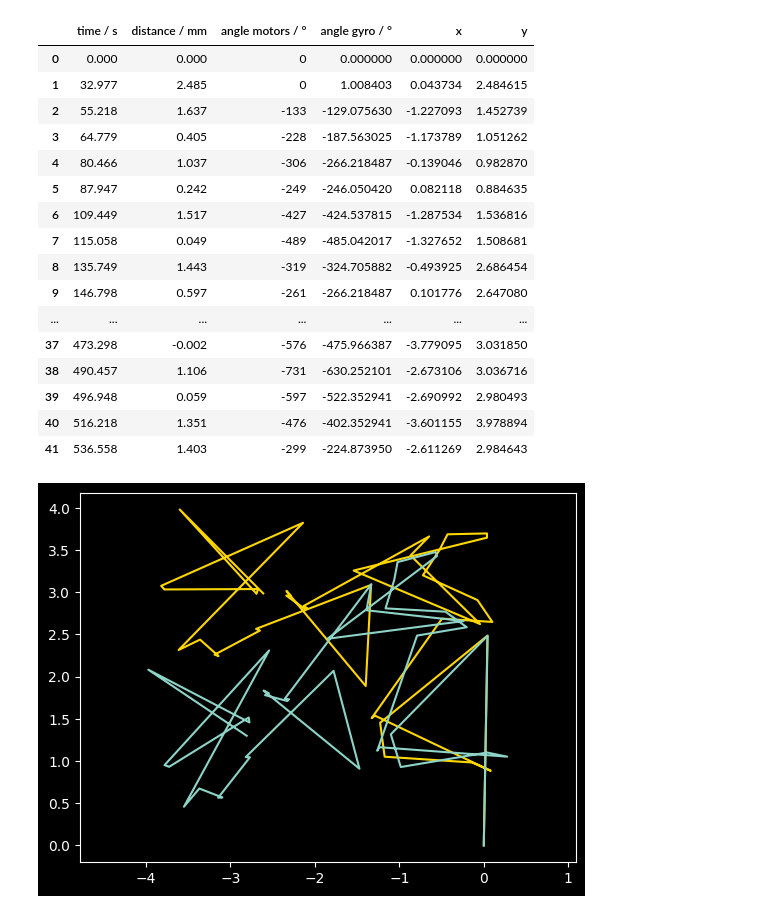
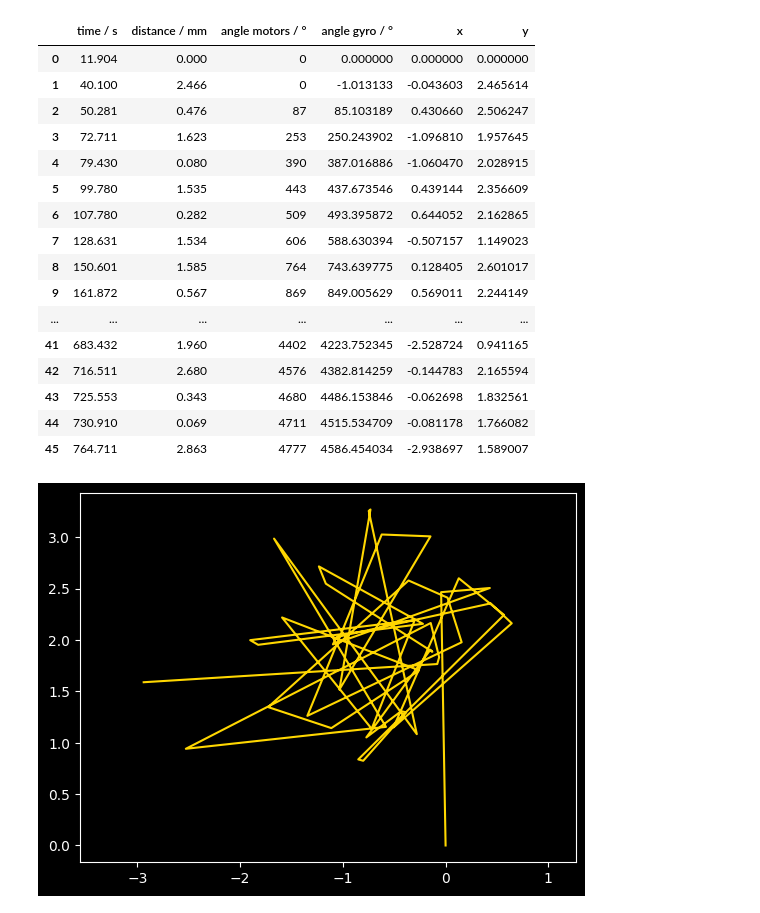
Before and after one commit to gerritnowald/myMindstormsEV3projects, a Jupyter notebook: 1_Gerd_path_tracking/post_processing/path.ipynb, the cells around one changed output. Drawn from its saved outputs; the diff is of its cells as text; code cells hidden in the pictures.

Commit message:
gyro calibrated

```diff
--- a/1_Gerd_path_tracking/post_processing/path.ipynb
+++ b/1_Gerd_path_tracking/post_processing/path.ipynb
@@ -6,6 +6,8 @@ from matplotlib import pyplot as plt
 plt.style.use('dark_background')
 # %%
 df = pd.read_csv('path.csv')
+
+df = df.iloc[:-7,:]
 
 df['x'] = (df[' distance / mm'] * np.sin(df[' angle gyro / °'] * np.pi/180)).cumsum()
 df['y'] = (df[' distance / mm'] * np.cos(df[' angle gyro / °'] * np.pi/180)).cumsum()
@@ -13,34 +15,35 @@ df['y'] = (df[' distance / mm'] * np.cos(df[' angle gyro / °'] * np.pi/180)).cu
 df
 # %% [output]
 |  | time / s | distance / mm | angle motors / ° | angle gyro / ° | x | y |
-| 0 | 0.000 | 0.000 | 0 | 0.000000 | 0.000000 | 0.000000 |
-| 1 | 32.977 | 2.485 | 0 | 1.008403 | 0.043734 | 2.484615 |
-| 2 | 55.218 | 1.637 | -133 | -129.075630 | -1.227093 | 1.452739 |
-| 3 | 64.779 | 0.405 | -228 | -187.563025 | -1.173789 | 1.051262 |
-| 4 | 80.466 | 1.037 | -306 | -266.218487 | -0.139046 | 0.982870 |
-| 5 | 87.947 | 0.242 | -249 | -246.050420 | 0.082118 | 0.884635 |
-| 6 | 109.449 | 1.517 | -427 | -424.537815 | -1.287534 | 1.536816 |
-| 7 | 115.058 | 0.049 | -489 | -485.042017 | -1.327652 | 1.508681 |
-| 8 | 135.749 | 1.443 | -319 | -324.705882 | -0.493925 | 2.686454 |
-| 9 | 146.798 | 0.597 | -261 | -266.218487 | 0.101776 | 2.647080 |
+| 0 | 11.904 | 0.000 | 0 | 0.000000 | 0.000000 | 0.000000 |
+| 1 | 40.100 | 2.466 | 0 | -1.013133 | -0.043603 | 2.465614 |
+| 2 | 50.281 | 0.476 | 87 | 85.103189 | 0.430660 | 2.506247 |
+| 3 | 72.711 | 1.623 | 253 | 250.243902 | -1.096810 | 1.957645 |
+| 4 | 79.430 | 0.080 | 390 | 387.016886 | -1.060470 | 2.028915 |
+| 5 | 99.780 | 1.535 | 443 | 437.673546 | 0.439144 | 2.356609 |
+| 6 | 107.780 | 0.282 | 509 | 493.395872 | 0.644052 | 2.162865 |
+| 7 | 128.631 | 1.534 | 606 | 588.630394 | -0.507157 | 1.149023 |
+| 8 | 150.601 | 1.585 | 764 | 743.639775 | 0.128405 | 2.601017 |
+| 9 | 161.872 | 0.567 | 869 | 849.005629 | 0.569011 | 2.244149 |
 | ... | ... | ... | ... | ... | ... | ... |
-| 37 | 473.298 | -0.002 | -576 | -475.966387 | -3.779095 | 3.031850 |
-| 38 | 490.457 | 1.106 | -731 | -630.252101 | -2.673106 | 3.036716 |
-| 39 | 496.948 | 0.059 | -597 | -522.352941 | -2.690992 | 2.980493 |
-| 40 | 516.218 | 1.351 | -476 | -402.352941 | -3.601155 | 3.978894 |
-| 41 | 536.558 | 1.403 | -299 | -224.873950 | -2.611269 | 2.984643 |
+| 41 | 683.432 | 1.960 | 4402 | 4223.752345 | -2.528724 | 0.941165 |
+| 42 | 716.511 | 2.680 | 4576 | 4382.814259 | -0.144783 | 2.165594 |
+| 43 | 725.553 | 0.343 | 4680 | 4486.153846 | -0.062698 | 1.832561 |
+| 44 | 730.910 | 0.069 | 4711 | 4515.534709 | -0.081178 | 1.766082 |
+| 45 | 764.711 | 2.863 | 4777 | 4586.454034 | -2.938697 | 1.589007 |
 # %%
-df['angle error'] = df[' angle gyro / °'] * 1.05
+df['angle error'] = df[' angle gyro / °'] * 1.005
 df['xe'] = (df[' distance / mm'] * np.sin(df['angle error'] * np.pi/180)).cumsum()
 df['ye'] = (df[' distance / mm'] * np.cos(df['angle error'] * np.pi/180)).cumsum()
 
 plt.plot(df['x'], df['y'], color='gold')
-plt.plot(df['xe'], df['ye'])
+# plt.plot(df['xe'], df['ye'])
 plt.axis('equal')
+plt.show()
 
 # plt.savefig('path.png', transparent=True)
 # %% [output]
-[figure, old version]
+[figure, new version]
 # %%
 plt.plot(df['time / s'], df[' angle motors / °'], label = 'motors')
 plt.plot(df['time / s'], df[' angle gyro / °']  , label = 'gyro')
```
Also changed, not shown: parts of 2 cells of this notebook, 2 other files.
